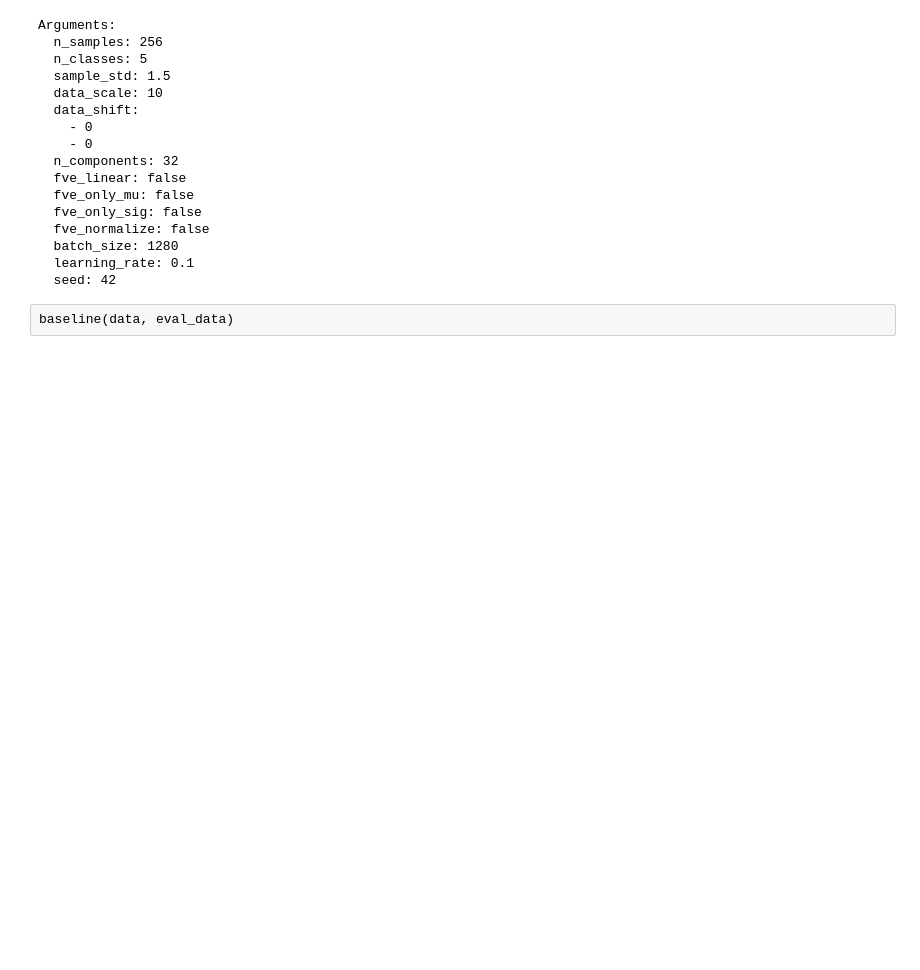
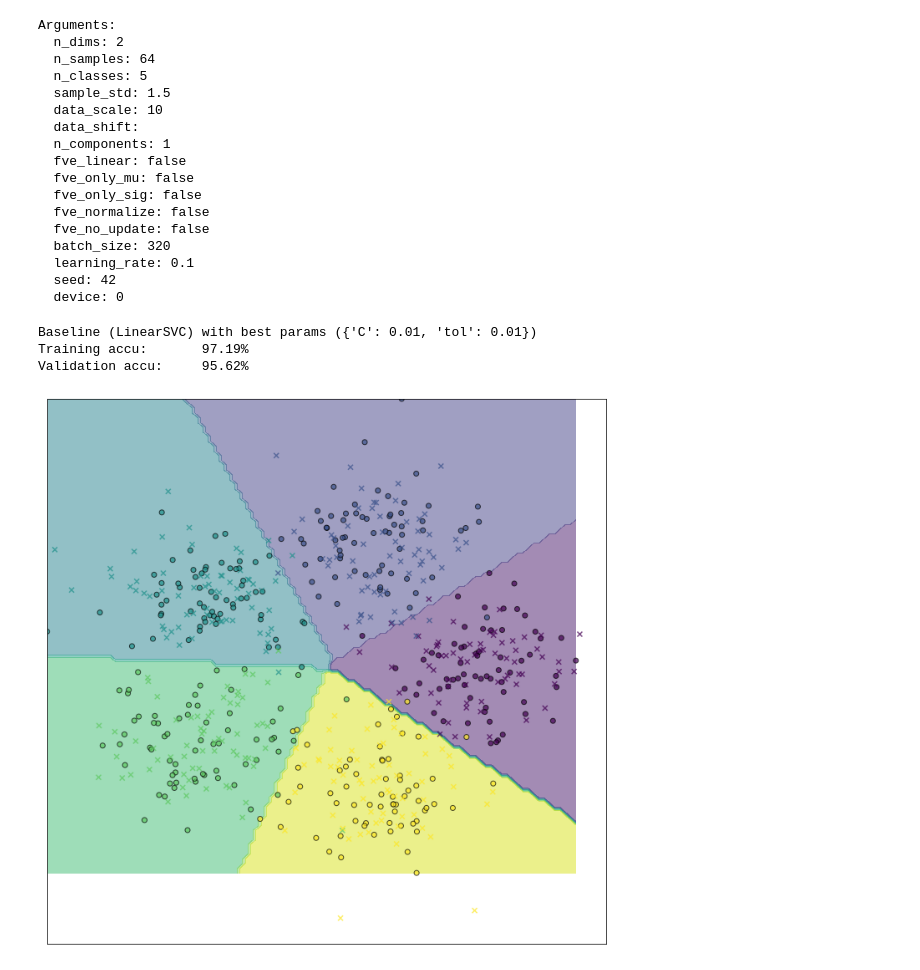
Before and after one commit to cvjena/fve_experiments, a Jupyter notebook: notebooks/2D Classification.ipynb, the cells around one changed output. Cells and saved outputs as stored; diff of their text form; code cells hidden in the pictures; blank space fills up the shorter version.

```diff
--- a/notebooks/2D Classification.ipynb
+++ b/notebooks/2D Classification.ipynb
@@ -474,10 +505,11 @@ def baseline(data, eval_data=None, clf_class=LinearSVC):
 
     svm = clf_class()
 
-    searcher = GridSearchCV(svm, param_grid=dict(
-        C=[1e-2, 1e-1, 1e0, 1e1, 1e2],
-        tol=[1e-2, 1e-3, 1e-4, 1e-5, 1e-6],
-    )).fit(X, y)
+    searcher = GridSearchCV(svm,
+        n_jobs=4, param_grid=dict(
+            C=[1e-2, 1e-1, 1e0, 1e1, 1e2],
+            tol=[1e-2, 1e-3, 1e-4, 1e-5, 1e-6],
+        )).fit(X, y)
 
     kwargs = searcher.best_params_
     svm = clf_class(**kwargs).fit(X, y)
@@ -489,6 +521,8 @@ def baseline(data, eval_data=None, clf_class=LinearSVC):
         val_accu = svm.score(X_val, y_val)
         print(f"Validation accu: {val_accu: 10.2%}")
 
+    if X.shape[1] != 2:
+        return
 
     fig, ax = plt.subplots(figsize=(12,12))
     _plot_decisions(X, y, clf=svm, alpha=0.5, ax=ax)
@@ -664,49 +720,71 @@ def analyze_gradient(args: Args, data: Data, clf: Classifier,
     plt.show()
     plt.close()
 # %%
+# small setup
+D = 2
+N = 64
+
+# medium setup
+# D = 3
+# N = 32*D
+
+# # big setup
+# D = 512
+# N = 512
+
 args = Args(
+    n_dims=D,
     n_classes=5,
-    n_samples=256,
+    n_samples=N,
 
     sample_std=1.5,
-    data_shift=[0, 0],
+    data_shift=None,#np.full(D, fill_value=0, dtype=np.float32),
     data_scale=10,
 
-    batch_size=128*2*5,
+    batch_size=N*5,
     learning_rate=1e-1,
 
-    n_components=32,
+    n_components=1,
 
     fve_only_mu=False,
     fve_only_sig=False,
     fve_normalize=False,
 
     fve_linear=False,
+    fve_no_update=False,
 
-    seed=42
+    seed=42,
+    device=0,
 )
 print(args)
 # %% [output]
 Arguments:
-  n_samples: 256
+  n_dims: 2
+  n_samples: 64
   n_classes: 5
   sample_std: 1.5
   data_scale: 10
   data_shift:
-    - 0
-    - 0
-  n_components: 32
+  n_components: 1
   fve_linear: false
   fve_only_mu: false
   fve_only_sig: false
   fve_normalize: false
-  batch_size: 1280
+  fve_no_update: false
+  batch_size: 320
   learning_rate: 0.1
   seed: 42
+  device: 0
 # %%
 data = Data.new(args)
 eval_data = Data.new(args, evaluation=True)
 if eval_data is not None:
     eval_data.X = eval_data.X.array
-# %% [raw]
-baseline(data, eval_data)
+# %%
+%%time
+baseline(data, eval_data)
+# %% [output]
+Baseline (LinearSVC) with best params ({'C': 0.01, 'tol': 0.01})
+Training accu:       97.19%
+Validation accu:     95.62%
+[figure, added]
```
Also changed, not shown: parts of 17 cells of this notebook, 2 other files.
